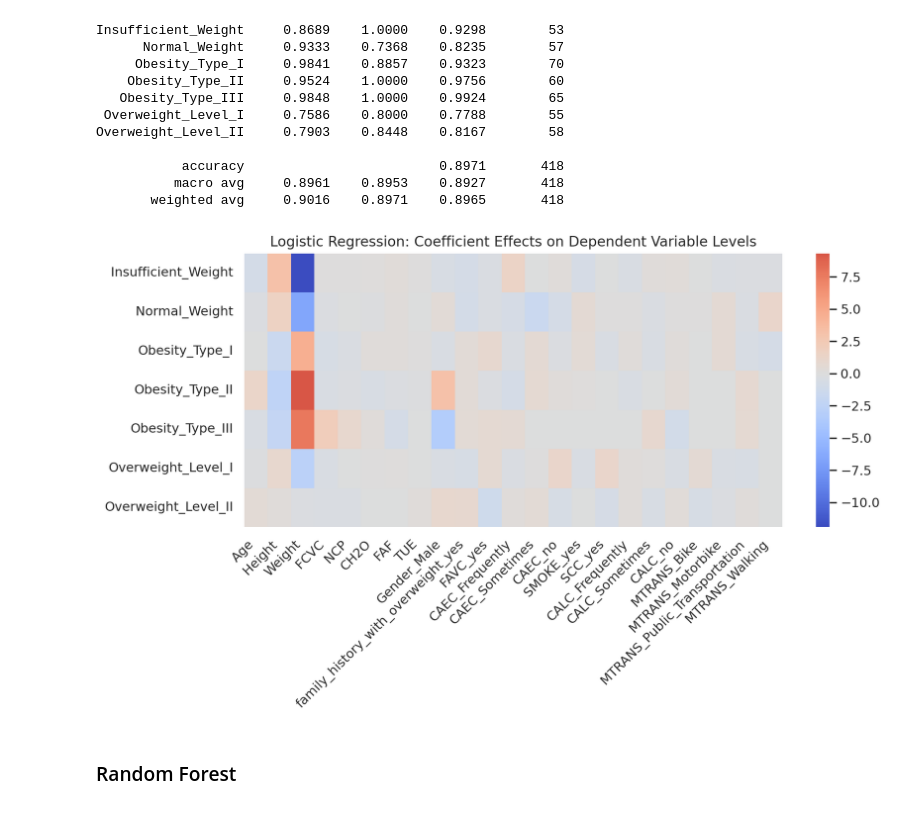
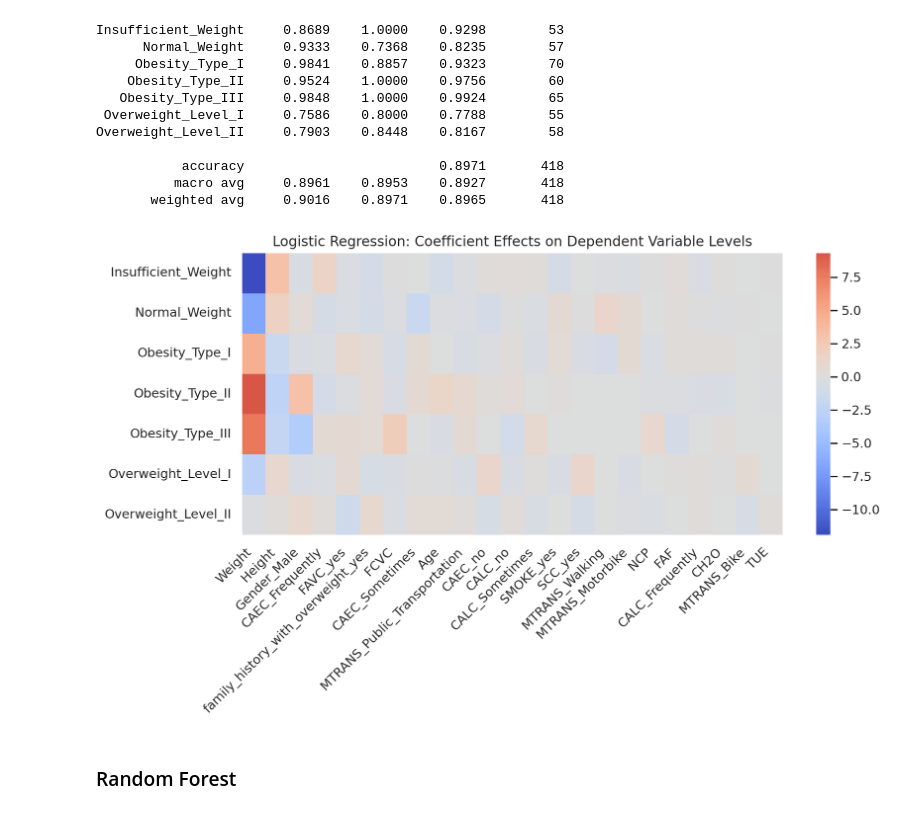
Before and after one commit to hassaanabbasi98/ProjectAAI-501-ObseityLevel-, a Jupyter notebook: erika_501_analysis.ipynb, the cells around one changed output. Drawn from its saved outputs; the diff is of its cells as text; code cells hidden in the pictures.

```diff
--- a/erika_501_analysis.ipynb
+++ b/erika_501_analysis.ipynb
@@ -261,20 +261,26 @@ Overweight_Level_II     0.7903    0.8448    0.8167        58
 # %%
 ## visualize coefficient impact on each variable
 
 # create dataframe
 coef_lr = pd.DataFrame(lr_model.coef_,
                        columns = lr_feature_names,
                        index = lr_model.classes_)
 
+# sort columns by total absolute coefficient magnitude
+col_order = coef_lr.abs().sum(axis = 0).sort_values(ascending = False).index
+
+# reorder dataframe
+coef_lr_sorted = coef_lr[col_order]
+
 # create plot
 plt.figure(figsize = (10, 6))
-sns.heatmap(coef_lr, annot = False, cmap = 'coolwarm', center = 0)
+sns.heatmap(coef_lr_sorted, annot = False, cmap = 'coolwarm', center = 0)
 plt.title('Logistic Regression: Coefficient Effects on Dependent Variable Levels')
 plt.xticks(rotation = 45, ha = 'right')
 plt.tight_layout()
 plt.show()
 # %% [output]
-[figure, old version]
+[figure, new version]
 # %% [markdown]
 ### Random Forest
 # %% [markdown]
```
